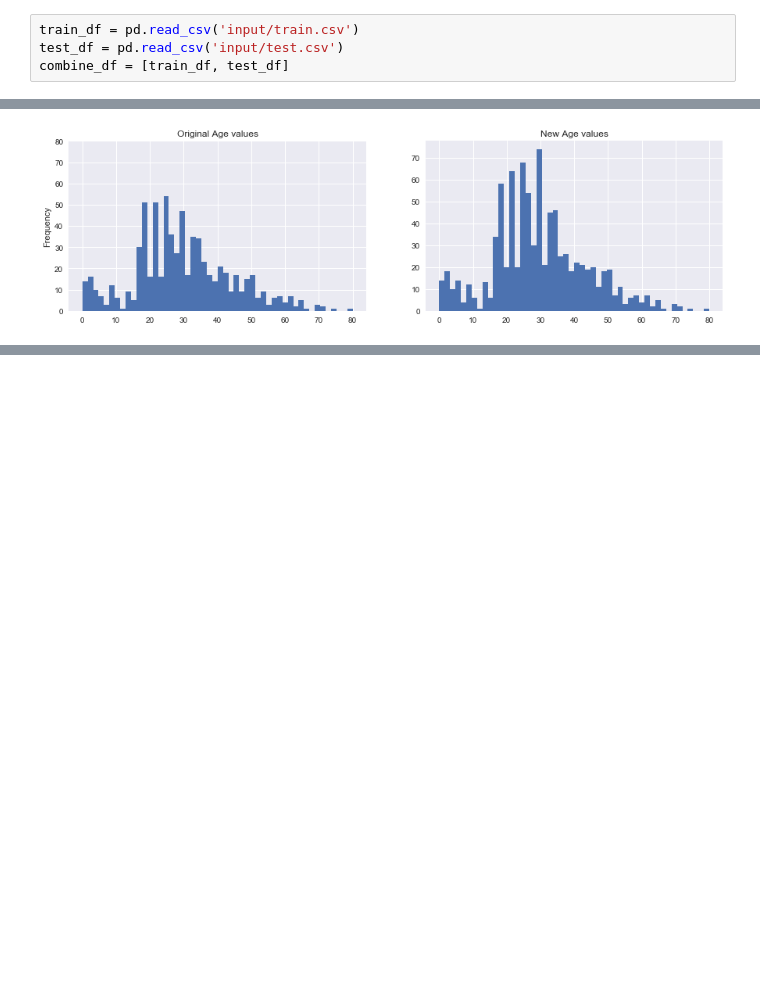
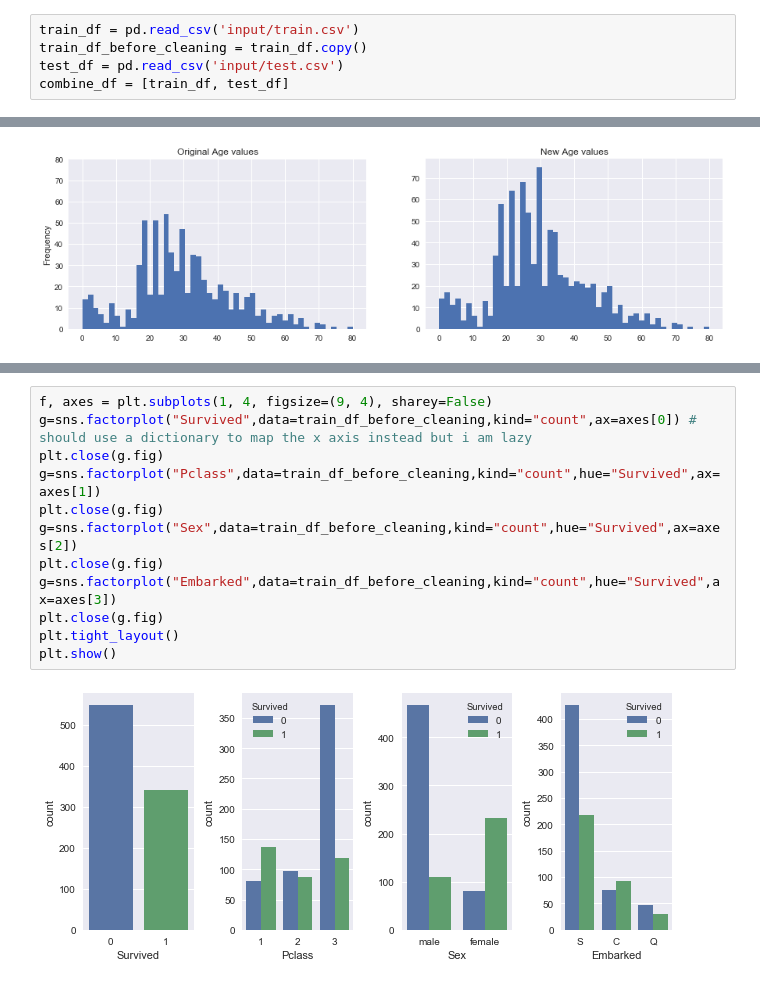
Before and after one commit to pou426/TitanicKaggle, a Jupyter notebook: NewTitanic.ipynb, the cells around one changed output, grey strips where cells are left out. Cells and saved outputs as stored; diff of their text form; blank space fills up the shorter version.

```diff
--- a/NewTitanic.ipynb
+++ b/NewTitanic.ipynb
@@ -15,5 +22,6 @@ from sklearn.ensemble import RandomForestRegressor
 # %%
 train_df = pd.read_csv('input/train.csv')
+train_df_before_cleaning = train_df.copy()
 test_df = pd.read_csv('input/test.csv')
 combine_df = [train_df, test_df]
 # %% [markdown]
@@ -420,0 +460,14 @@ train_df['Age'].astype(int).hist(bins=50, ax=ax2)
+# %%
+f, axes = plt.subplots(1, 4, figsize=(9, 4), sharey=False)
+g=sns.factorplot("Survived",data=train_df_before_cleaning,kind="count",ax=axes[0]) # should use a dictionary to map the x axis instead but i am lazy
+plt.close(g.fig)
+g=sns.factorplot("Pclass",data=train_df_before_cleaning,kind="count",hue="Survived",ax=axes[1])
+plt.close(g.fig)
+g=sns.factorplot("Sex",data=train_df_before_cleaning,kind="count",hue="Survived",ax=axes[2])
+plt.close(g.fig)
+g=sns.factorplot("Embarked",data=train_df_before_cleaning,kind="count",hue="Survived",ax=axes[3])
+plt.close(g.fig)
+plt.tight_layout()
+plt.show()
+# %% [output]
+[figure, added]
```
Also changed, not shown: parts of 52 cells of this notebook, 1 other file.
